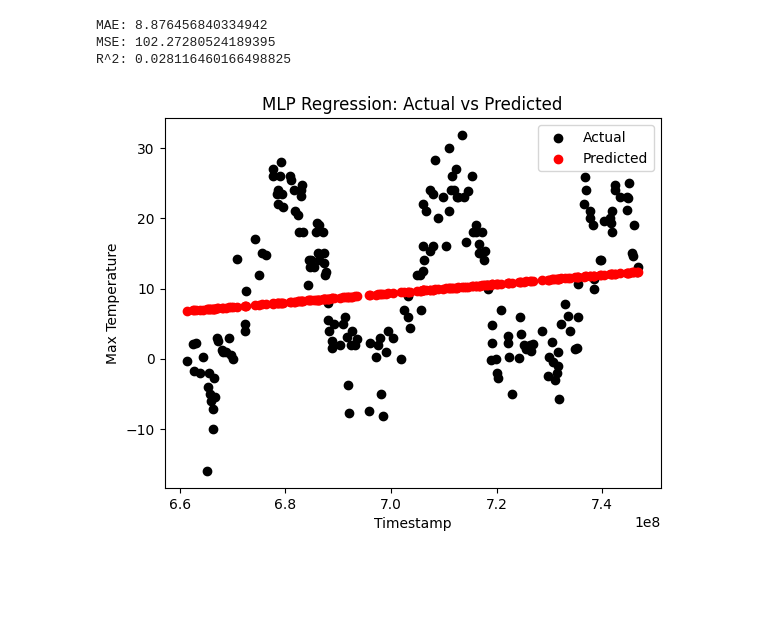
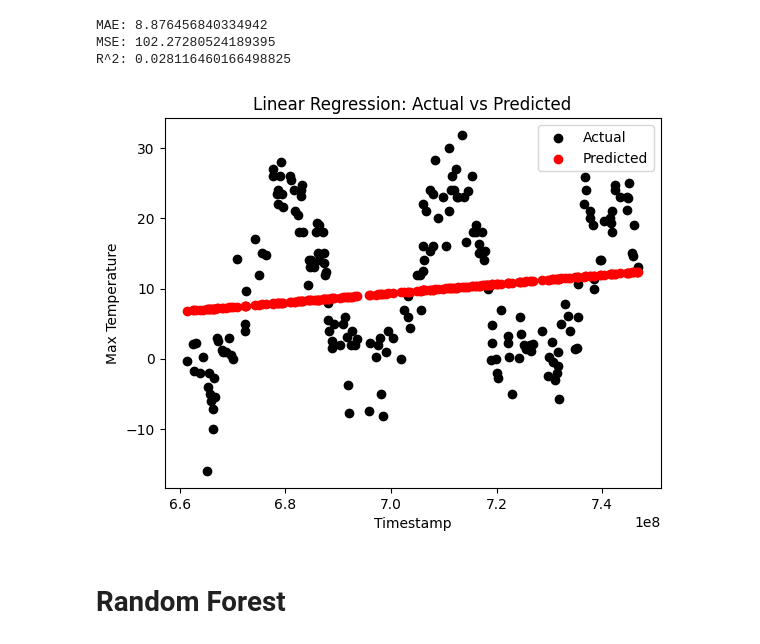
Before and after one commit to Andy-rew/Data-mining, a Jupyter notebook: lab6/lab6.ipynb, the cells around one changed output. Drawn from its saved outputs; the diff is of its cells as text; code cells hidden in the pictures; blank space fills up the shorter version.

```diff
--- a/lab6/lab6.ipynb
+++ b/lab6/lab6.ipynb
@@ -48,13 +85,15 @@ R^2: 0.028116460166498825
 # %%
 plt.scatter(X_test, y_test, color='black', label='Actual')
 plt.scatter(X_test, predictions, color='red', label='Predicted')
 plt.xlabel('Timestamp')
 plt.ylabel('Max Temperature')
-plt.title('MLP Regression: Actual vs Predicted')
+plt.title('Linear Regression: Actual vs Predicted')
 plt.legend()
 plt.show()
 # %% [output]
-[figure, old version]
+[figure, new version]
+# %% [markdown]
+# Random Forest
 # %%
 from sklearn.ensemble import RandomForestRegressor
 
```
Also changed, not shown: parts of 16 cells of this notebook.
